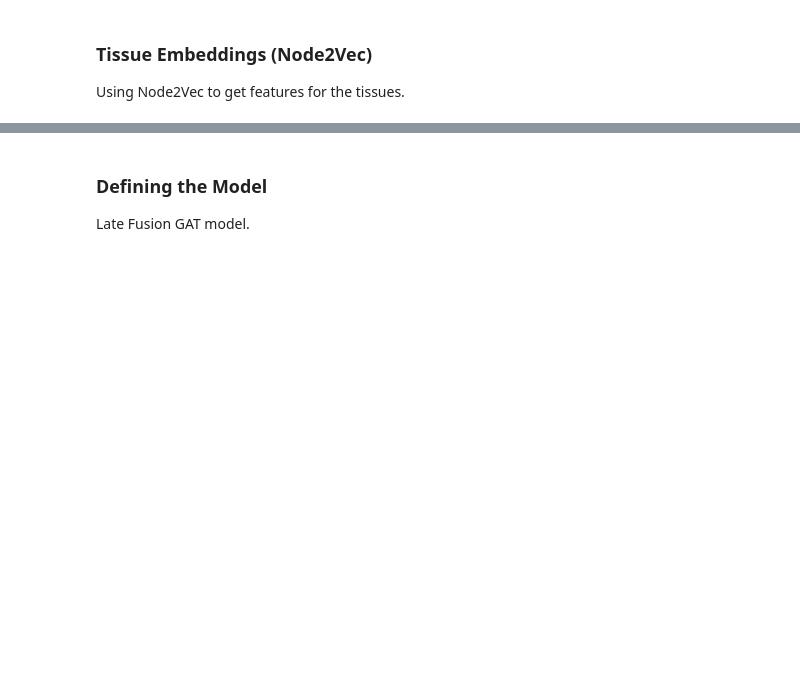
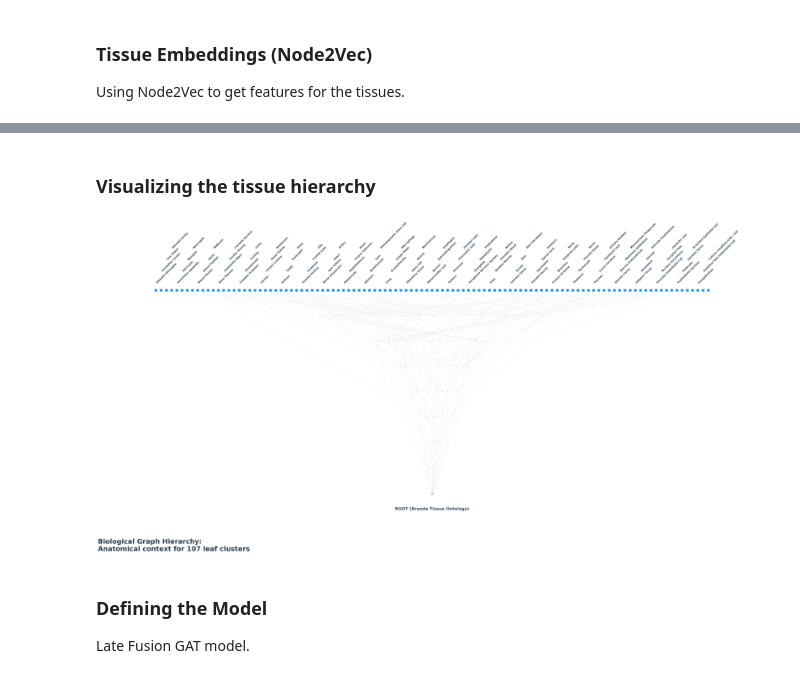
Before and after one commit to CleymenZero/Ohmnet-GAT-Extension, a Jupyter notebook: COMP6841 - Capstone Project - SR.ipynb, the cells around one changed output, grey strips where cells are left out. Saved outputs shown, nothing was run; the diff lists cells and outputs as text; code cells hidden in the pictures; blank space fills up the shorter version.

```diff
--- a/COMP6841 - Capstone Project - SR.ipynb
+++ b/COMP6841 - Capstone Project - SR.ipynb
@@ -369,4 +462,56 @@ Node2Vec Epoch 1000, Loss: 0.7468
 Tissue embeddings ready.
+# %% [markdown]
+### Visualizing the tissue hierarchy
+# %%
+# This is an extra, I did not code this, do not credit me for it
+# 1. Reverse Mapping
+bto_to_name = {v: k.title() for k, v in name_to_bto.items()}
+# 2. Setup Node metadata
+leaf_tissues = sorted([n for n in G_tissue.nodes() if G_tissue.in_degree(n) == 0])
+root_node = 'Root_NODE'
+# 3. Enhanced Pos Map (Huge horizontal scaling)
+generations = list(nx.topological_generations(G_tissue))
+pos = {}
+for y, nodes in enumerate(generations):
+    nodes = sorted(nodes)
+    layer_width = len(nodes)
+    for x, node in enumerate(nodes):
+        pos[node] = (x * 6.5 - (layer_width * 6.5 - 1) / 2, -y)
+# 4. Ultra-wide High-Res Canvas
+fig = plt.figure(figsize=(40, 18))
+# 5. Draw connections and background nodes
+nx.draw_networkx_edges(G_tissue, pos, alpha=0.08, edge_color='#7f8c8d', arrows=True, arrowsize=10)
+nx.draw_networkx_nodes(G_tissue, pos, nodelist=[n for n in G_tissue.nodes() if n not in leaf_tissues],
+                       node_size=20, node_color='#ecf0f1', alpha=0.4)
+# 6. Draw Prediction Targets (The 107 Leaf Tissues)
+nx.draw_networkx_nodes(G_tissue, pos, nodelist=leaf_tissues,
+                       node_size=180, node_color='#3498db', edgecolors='white', linewidths=1.5)
+# 7. Labels with 4-Level Staggering and 45-degree rotation
+for i, node in enumerate(leaf_tissues):
+    x, y = pos[node]
+    clean_id = node.replace('_NODE', '')
+    name = bto_to_name.get(clean_id, clean_id)
+
+    # Cycles through 4 heights to prevent horizontal text collisions
+    height_offset = [0.25, 0.7, 1.15, 1.6][i % 4]
+
+    plt.text(x, y + height_offset, name,
+             rotation=45, fontsize=10, fontweight='bold',
+             ha='left', va='bottom', color='#2c3e50',
+             bbox=dict(facecolor='white', alpha=0.8, edgecolor='none', pad=1))
+# 8. Label the Root at the bottom-center
+root_x, root_y = pos[root_node]
+plt.text(root_x, root_y - 0.5, "ROOT (Brenda Tissue Ontology)",
+         fontsize=16, fontweight='extra bold', ha='center', color='#34495e')
+# 9. Position Title in the Bottom Left Corner
+plt.figtext(0.05, 0.05, "Biological Graph Hierarchy:\nAnatomical context for 107 leaf clusters",
+            fontsize=26, fontweight='bold', color='#2c3e50',
+            ha='left', va='bottom')
+plt.axis('off')
+plt.subplots_adjust(top=0.9, bottom=0.15, left=0.05, right=0.95)
+plt.show()
+# %% [output]
+[figure, added]
 # %% [markdown]
 ### Defining the Model
 Late Fusion GAT model.
```
Also changed, not shown: parts of 20 cells of this notebook, 1 other file.
